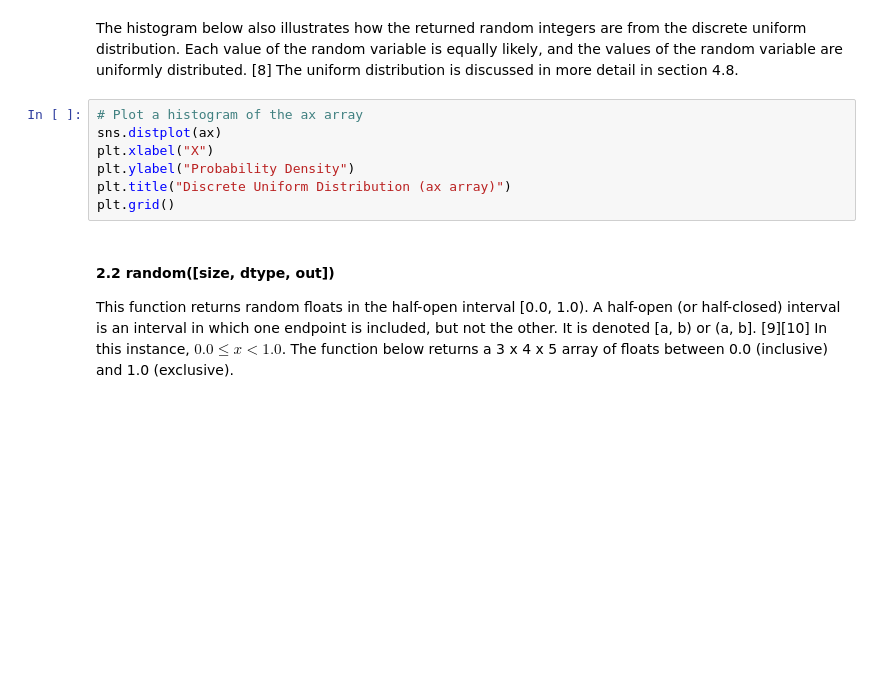
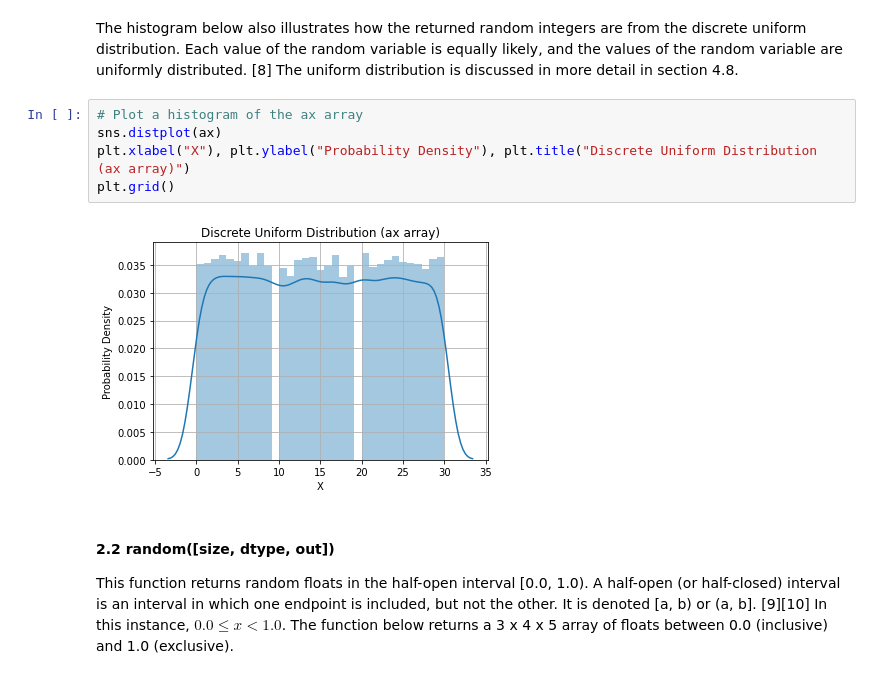
Before and after one commit to GaryLocke91/52465_programming_assignment, a Jupyter notebook: 52465_programming_assignment.ipynb, the cells around one changed output. Cells and saved outputs as stored; diff of their text form; blank space fills up the shorter version.

Commit message:
Expanded on the use of some distributions, added additional references, included images, updated README.

```diff
--- a/52465_programming_assignment.ipynb
+++ b/52465_programming_assignment.ipynb
@@ -106,10 +120,10 @@ The histogram below also illustrates how the returned random integers are from t
 # %%
 # Plot a histogram of the ax array
 sns.distplot(ax)
-plt.xlabel("X")
-plt.ylabel("Probability Density")
-plt.title("Discrete Uniform Distribution (ax array)")
+plt.xlabel("X"), plt.ylabel("Probability Density"), plt.title("Discrete Uniform Distribution (ax array)")
 plt.grid()
+# %% [output]
+[figure, added]
 # %% [markdown]
 #### 2.2 random([size, dtype, out])
 
```
Also changed, not shown: parts of 39 cells of this notebook, 6 other files.
